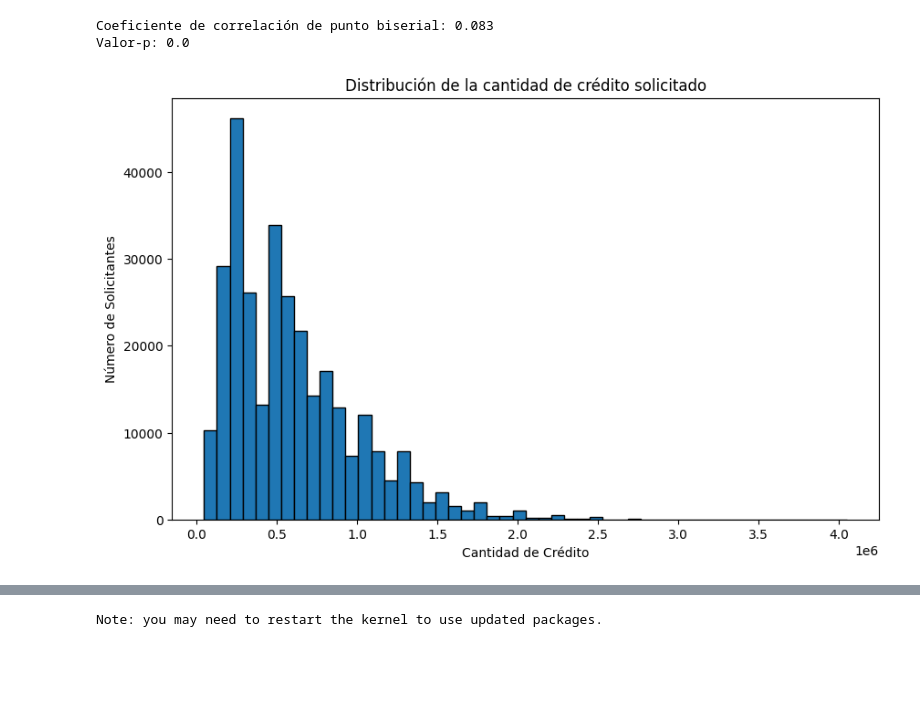
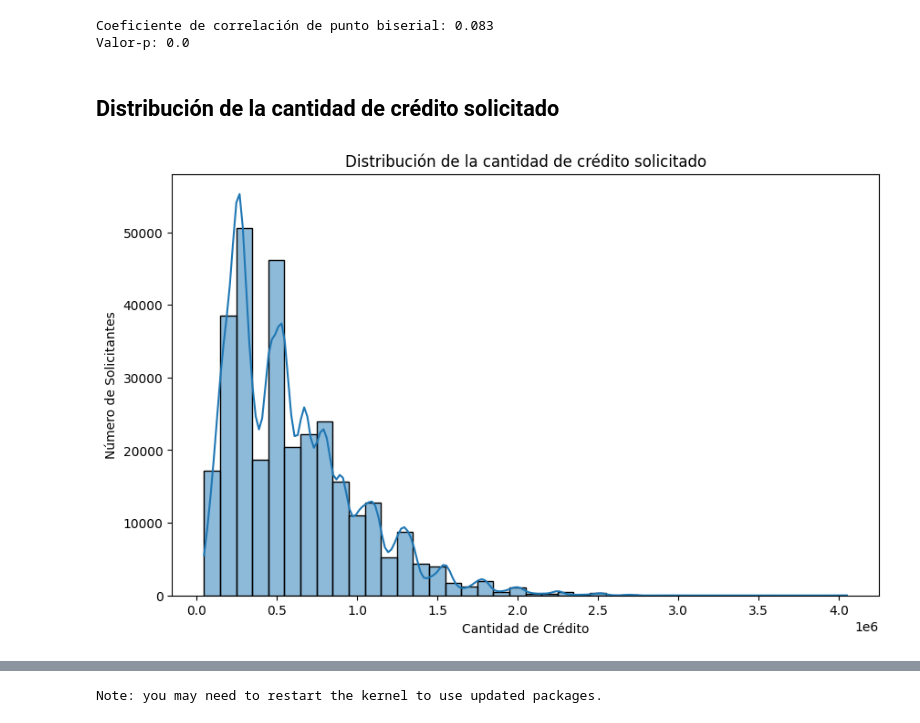
Before and after one commit to davidsosaolea/Home_Credit_Default_Risk, a Jupyter notebook: EDA_Home_Credit_Default_Risk.ipynb, the cells around one changed output, grey strips where cells are left out. Cells and saved outputs as stored; diff of their text form; code cells hidden in the pictures; blank space fills up the shorter version.

```diff
--- a/EDA_Home_Credit_Default_Risk.ipynb
+++ b/EDA_Home_Credit_Default_Risk.ipynb
@@ -368,13 +368,14 @@ print(f'Valor-p: {p_value}')
 # %% [output]
 Coeficiente de correlación de punto biserial: 0.083
 Valor-p: 0.0
+# %% [markdown]
+## Distribución de la cantidad de crédito solicitado
 # %%
-# Histograma
 plt.figure(figsize=(10, 6))
-plt.hist(df['AMT_CREDIT'], bins=50, edgecolor='black')
+sns.histplot(df['AMT_CREDIT'], bins=40, kde=True)  # kde=True añade una estimación de densidad de kernel
 plt.title('Distribución de la cantidad de crédito solicitado')
 plt.xlabel('Cantidad de Crédito')
 plt.ylabel('Número de Solicitantes')
 plt.show()
 # %% [output]
-[figure, old version]
+[figure, new version]
```
Also changed, not shown: parts of 11 cells of this notebook.
